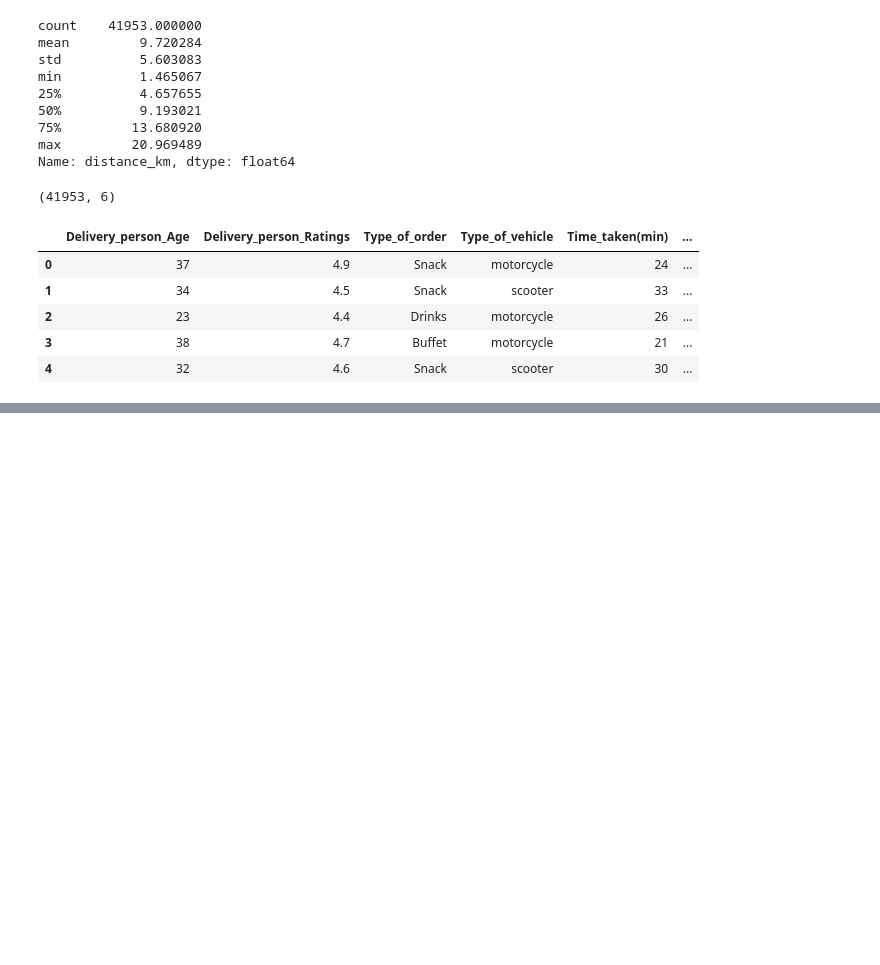
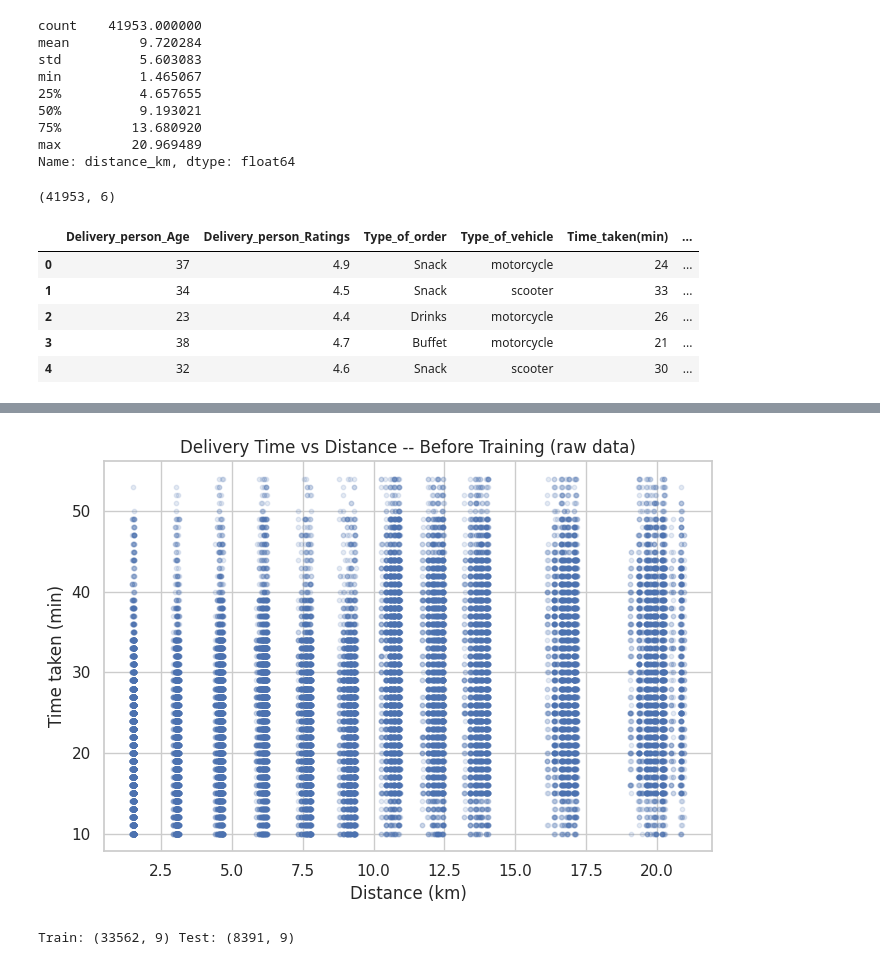
Before and after one commit to Janviere-dev/Linear_Regression_Model, a Jupyter notebook: summative/linear_regression/multivariate.ipynb, the cells around one changed output, grey strips where cells are left out. Drawn from its saved outputs; the diff is of its cells as text; code cells hidden in the pictures; blank space fills up the shorter version.

```diff
--- a/summative/linear_regression/multivariate.ipynb
+++ b/summative/linear_regression/multivariate.ipynb
@@ -256,0 +298,18 @@ df.head()
+# %%
+plt.figure(figsize=(7, 5))
+plt.scatter(df["distance_km"], df["Time_taken(min)"], alpha=0.15, s=10)
+plt.xlabel("Distance (km)")
+plt.ylabel("Time taken (min)")
+plt.title("Delivery Time vs Distance Before Training (raw data)")
+plt.tight_layout()
+plt.show()
+# %% [output]
+[figure, added]
+# %%
+X = df.drop(columns=["Time_taken(min)"])
+y = df["Time_taken(min)"]
+
+X_train, X_test, y_train, y_test = train_test_split(X, y, test_size=0.2, random_state=42)
+print("Train:", X_train.shape, "Test:", X_test.shape)
+# %% [output]
+Train: (33562, 9) Test: (8391, 9)
```
Also changed, not shown: parts of 20 cells of this notebook.
